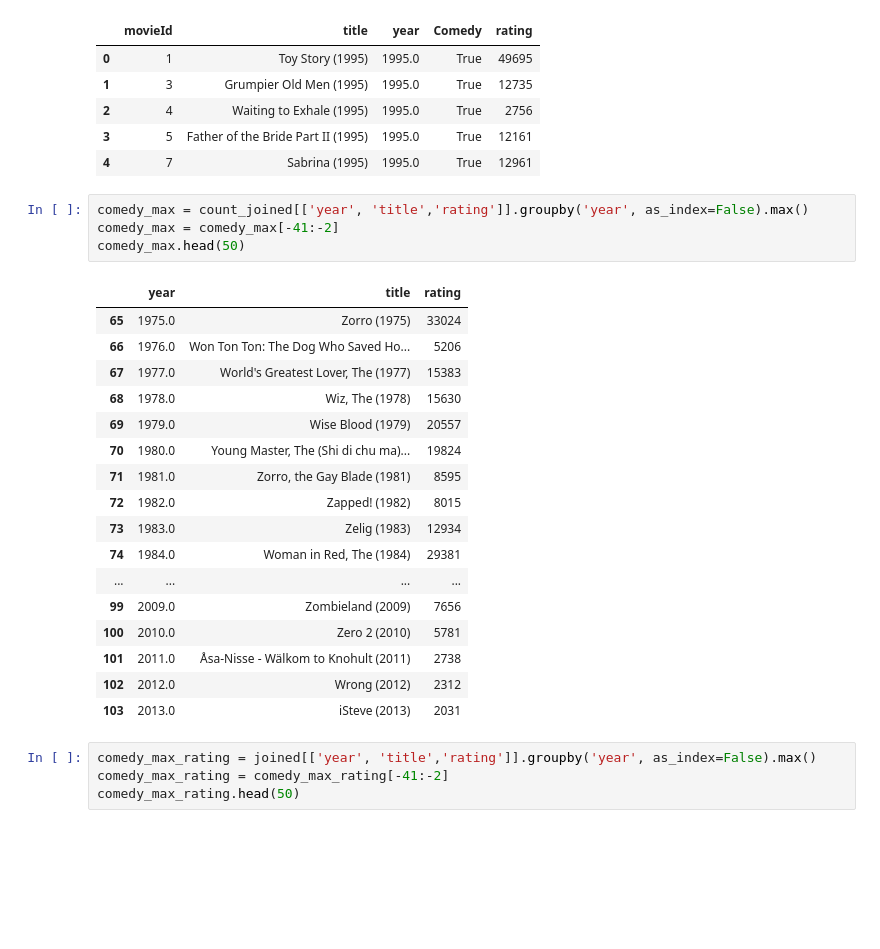
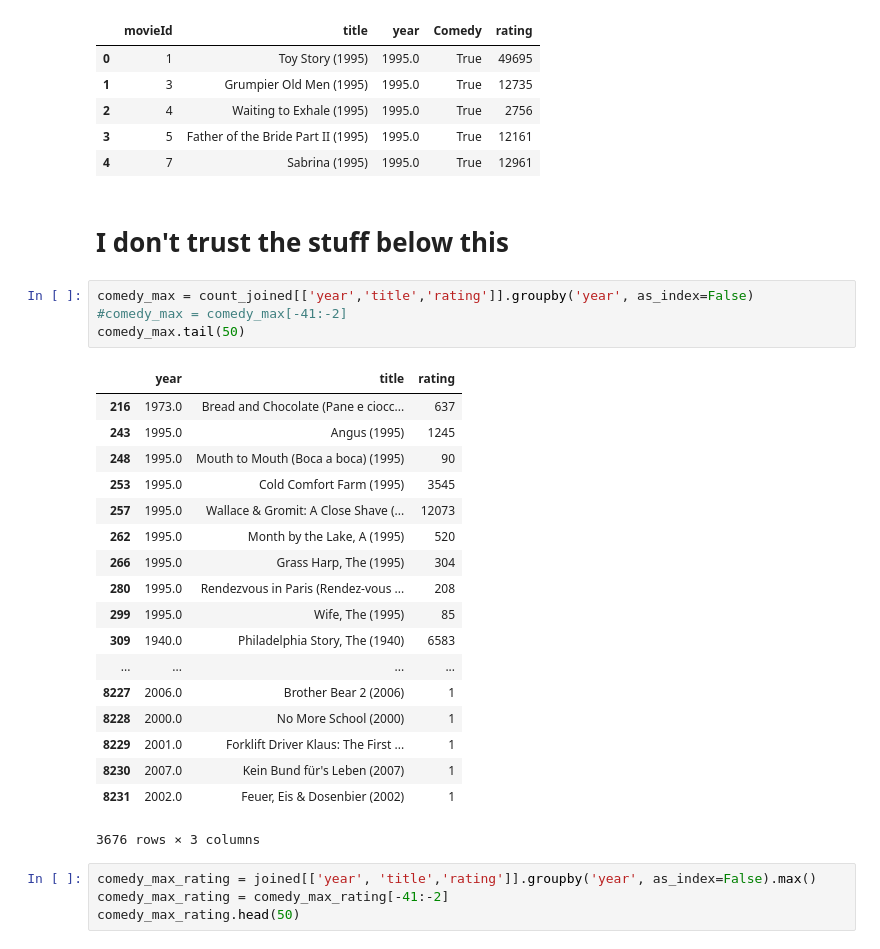
Before and after one commit to broepke/Jupyter, a Jupyter notebook: UCSanDiegoX/Week-6-MiniProject /Part 1 Mini Project.ipynb, the cells around one changed output. Cells and saved outputs as stored; diff of their text form; blank space fills up the shorter version.

```diff
--- a/UCSanDiegoX/Week-6-MiniProject /Part 1 Mini Project.ipynb
+++ b/UCSanDiegoX/Week-6-MiniProject /Part 1 Mini Project.ipynb
@@ -418,28 +428,31 @@ count_joined.head()
 | 2 | 4 | Waiting to Exhale (1995) | 1995.0 | True | 2756 |
 | 3 | 5 | Father of the Bride Part II (1995) | 1995.0 | True | 12161 |
 | 4 | 7 | Sabrina (1995) | 1995.0 | True | 12961 |
+# %% [markdown]
+# I don't trust the stuff below this
 # %%
-comedy_max = count_joined[['year', 'title','rating']].groupby('year', as_index=False).max()
-comedy_max = comedy_max[-41:-2]
-comedy_max.head(50)
+comedy_max = count_joined[['year','title','rating']].groupby('year', as_index=False)
+#comedy_max = comedy_max[-41:-2]
+comedy_max.tail(50)
 # %% [output]
 |  | year | title | rating |
-| 65 | 1975.0 | Zorro (1975) | 33024 |
-| 66 | 1976.0 | Won Ton Ton: The Dog Who Saved Ho... | 5206 |
-| 67 | 1977.0 | World's Greatest Lover, The (1977) | 15383 |
-| 68 | 1978.0 | Wiz, The (1978) | 15630 |
-| 69 | 1979.0 | Wise Blood (1979) | 20557 |
-| 70 | 1980.0 | Young Master, The (Shi di chu ma)... | 19824 |
-| 71 | 1981.0 | Zorro, the Gay Blade (1981) | 8595 |
-| 72 | 1982.0 | Zapped! (1982) | 8015 |
-| 73 | 1983.0 | Zelig (1983) | 12934 |
-| 74 | 1984.0 | Woman in Red, The (1984) | 29381 |
+| 216 | 1973.0 | Bread and Chocolate (Pane e ciocc... | 637 |
+| 243 | 1995.0 | Angus (1995) | 1245 |
+| 248 | 1995.0 | Mouth to Mouth (Boca a boca) (1995) | 90 |
+| 253 | 1995.0 | Cold Comfort Farm (1995) | 3545 |
+| 257 | 1995.0 | Wallace & Gromit: A Close Shave (... | 12073 |
+| 262 | 1995.0 | Month by the Lake, A (1995) | 520 |
+| 266 | 1995.0 | Grass Harp, The (1995) | 304 |
+| 280 | 1995.0 | Rendezvous in Paris (Rendez-vous ... | 208 |
+| 299 | 1995.0 | Wife, The (1995) | 85 |
+| 309 | 1940.0 | Philadelphia Story, The (1940) | 6583 |
 | ... | ... | ... | ... |
-| 99 | 2009.0 | Zombieland (2009) | 7656 |
-| 100 | 2010.0 | Zero 2 (2010) | 5781 |
-| 101 | 2011.0 | Åsa-Nisse - Wälkom to Knohult (2011) | 2738 |
-| 102 | 2012.0 | Wrong (2012) | 2312 |
-| 103 | 2013.0 | iSteve (2013) | 2031 |
+| 8227 | 2006.0 | Brother Bear 2 (2006) | 1 |
+| 8228 | 2000.0 | No More School (2000) | 1 |
+| 8229 | 2001.0 | Forklift Driver Klaus: The First ... | 1 |
+| 8230 | 2007.0 | Kein Bund für's Leben (2007) | 1 |
+| 8231 | 2002.0 | Feuer, Eis & Dosenbier (2002) | 1 |
+3676 rows × 3 columns
 # %%
 comedy_max_rating = joined[['year', 'title','rating']].groupby('year', as_index=False).max()
 comedy_max_rating = comedy_max_rating[-41:-2]
```
Also changed, not shown: parts of 4 cells of this notebook, 3 other files.
